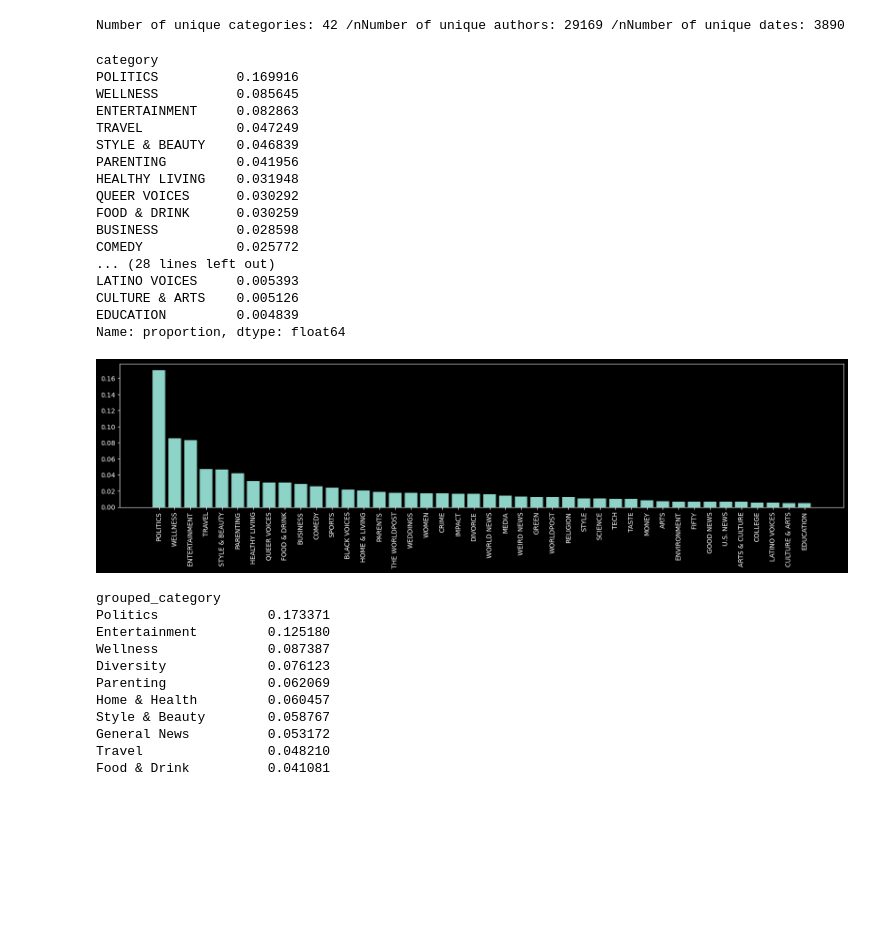
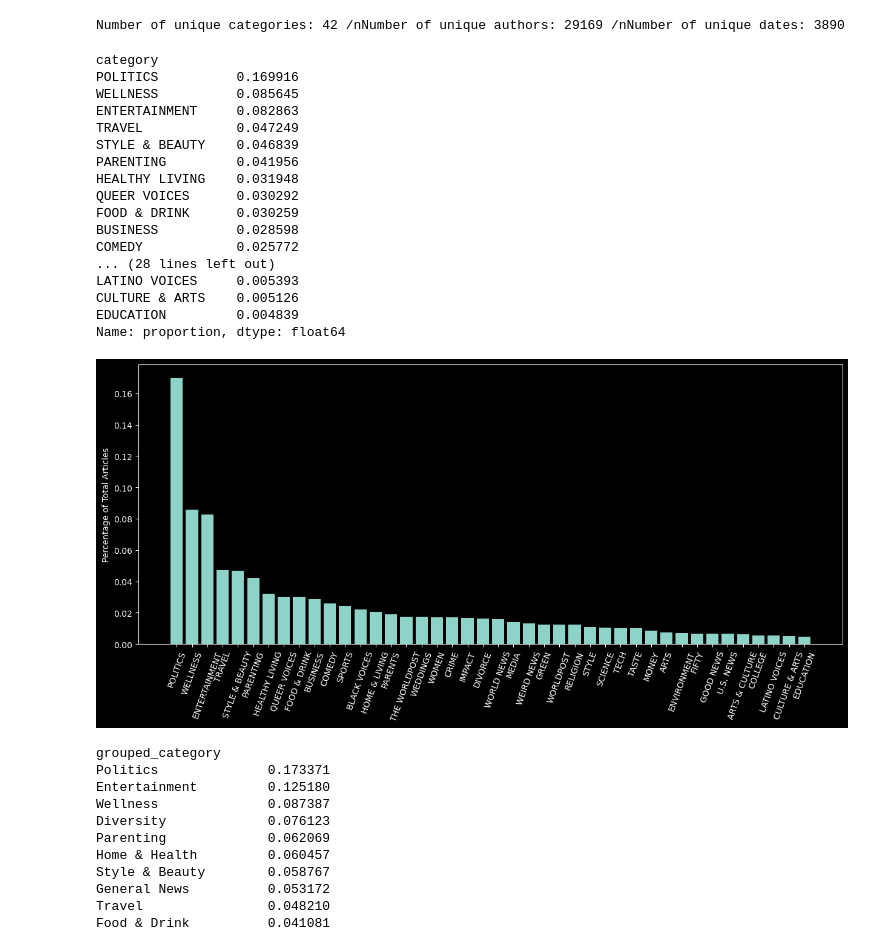
Before and after one commit to kac624/cuny, a Jupyter notebook: D622/hw1_large/notebooks/eda.ipynb, the cells around one changed output. Saved outputs shown, nothing was run; the diff lists cells and outputs as text; code cells hidden in the pictures; blank space fills up the shorter version.

```diff
--- a/D622/hw1_large/notebooks/eda.ipynb
+++ b/D622/hw1_large/notebooks/eda.ipynb
@@ -63,32 +67,33 @@ Number of unique categories: 42 /nNumber of unique authors: 29169 /nNumber of un
 # %%
 print(news.category.value_counts(normalize=True))
 
-fig, ax = plt.subplots(figsize = (20, 4))
+fig, ax = plt.subplots(figsize = (15, 6))
 ax.bar(
     news.category.value_counts().index,
     news.category.value_counts().values / news.shape[0]
 )
-ax.set_xticklabels(news.category.value_counts().index, rotation=90)
+ax.set_xticklabels(news.category.value_counts().index, rotation=70)
+ax.set_ylabel('Percentage of Total Articles')
 plt.show()
 # %% [output]
 category
 POLITICS          0.169916
 WELLNESS          0.085645
 ENTERTAINMENT     0.082863
 TRAVEL            0.047249
 STYLE & BEAUTY    0.046839
 PARENTING         0.041956
 HEALTHY LIVING    0.031948
 QUEER VOICES      0.030292
 FOOD & DRINK      0.030259
 BUSINESS          0.028598
 COMEDY            0.025772
 ... (28 lines left out)
 LATINO VOICES     0.005393
 CULTURE & ARTS    0.005126
 EDUCATION         0.004839
 Name: proportion, dtype: float64
-[figure, old version]
+[figure, new version]
 # %%
 consolidated_categories = {
     'Diversity': ['BLACK VOICES', 'LATINO VOICES', 'QUEER VOICES', 'WOMEN'],
```
Also changed, not shown: parts of 4 cells of this notebook, 15 other files.
